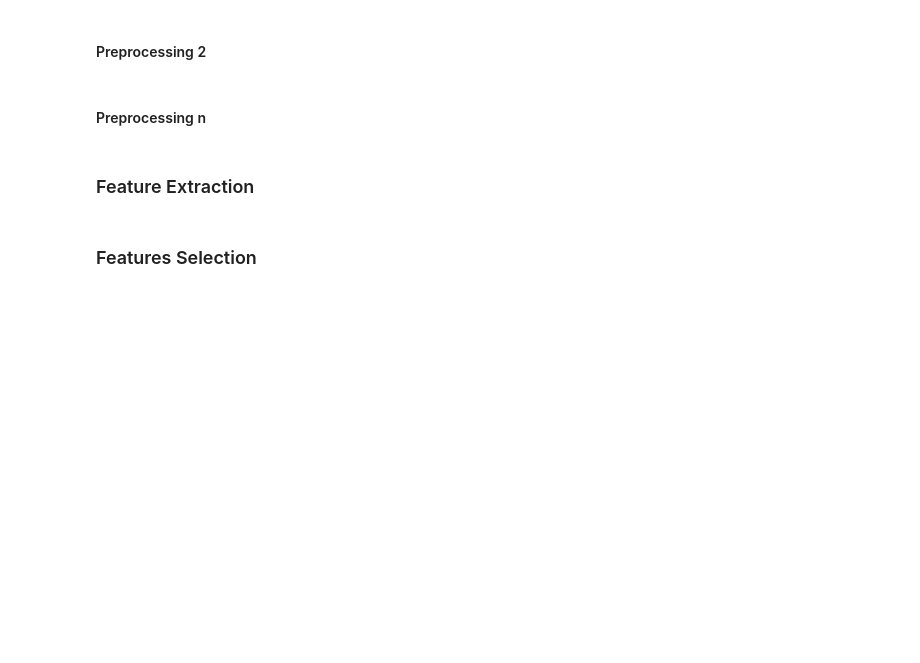
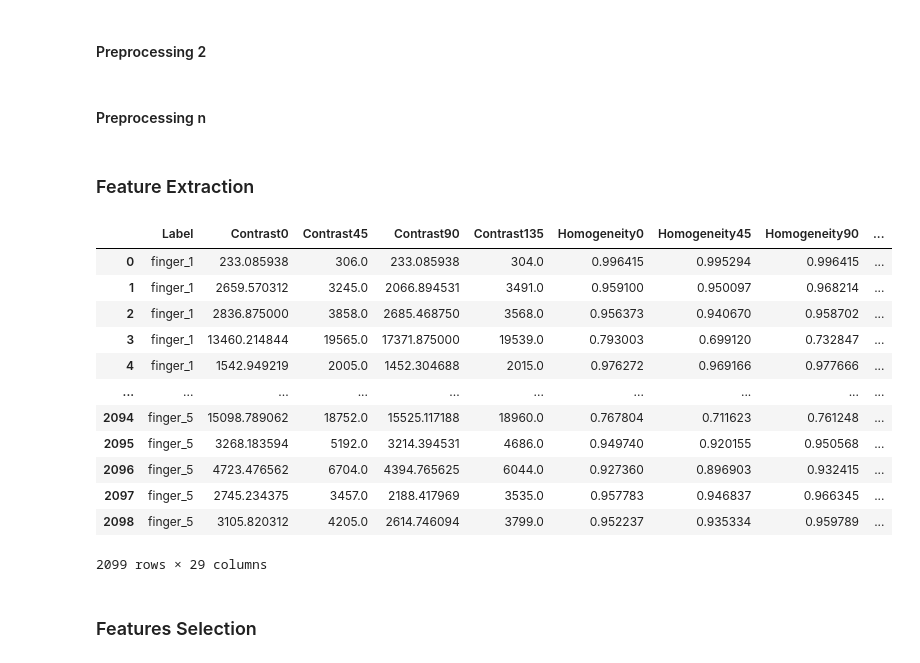
Before and after one commit to Digital-Image-Processing-2024/modul-6-jurnal-muhammaddzaki123, a Jupyter notebook: percobaan_n.ipynb, the cells around one changed output. Cells and saved outputs as stored; diff of their text form; code cells hidden in the pictures; blank space fills up the shorter version.

```diff
--- a/percobaan_n.ipynb
+++ b/percobaan_n.ipynb
@@ -45,2 +386,20 @@ for folder in folders:
+# %%
+hasilEkstrak = pd.read_csv('hasil_ekstraksi.csv')
+hasilEkstrak = hasilEkstrak.drop(columns=['Filename'])
+hasilEkstrak
+# %% [output]
+|  | Label | Contrast0 | Contrast45 | Contrast90 | Contrast135 | Homogeneity0 | Homogeneity45 | Homogeneity90 | ... |
+| 0 | finger_1 | 233.085938 | 306.0 | 233.085938 | 304.0 | 0.996415 | 0.995294 | 0.996415 | ... |
+| 1 | finger_1 | 2659.570312 | 3245.0 | 2066.894531 | 3491.0 | 0.959100 | 0.950097 | 0.968214 | ... |
+| 2 | finger_1 | 2836.875000 | 3858.0 | 2685.468750 | 3568.0 | 0.956373 | 0.940670 | 0.958702 | ... |
+| 3 | finger_1 | 13460.214844 | 19565.0 | 17371.875000 | 19539.0 | 0.793003 | 0.699120 | 0.732847 | ... |
+| 4 | finger_1 | 1542.949219 | 2005.0 | 1452.304688 | 2015.0 | 0.976272 | 0.969166 | 0.977666 | ... |
+| ... | ... | ... | ... | ... | ... | ... | ... | ... | ... |
+| 2094 | finger_5 | 15098.789062 | 18752.0 | 15525.117188 | 18960.0 | 0.767804 | 0.711623 | 0.761248 | ... |
+| 2095 | finger_5 | 3268.183594 | 5192.0 | 3214.394531 | 4686.0 | 0.949740 | 0.920155 | 0.950568 | ... |
+| 2096 | finger_5 | 4723.476562 | 6704.0 | 4394.765625 | 6044.0 | 0.927360 | 0.896903 | 0.932415 | ... |
+| 2097 | finger_5 | 2745.234375 | 3457.0 | 2188.417969 | 3535.0 | 0.957783 | 0.946837 | 0.966345 | ... |
+| 2098 | finger_5 | 3105.820312 | 4205.0 | 2614.746094 | 3799.0 | 0.952237 | 0.935334 | 0.959789 | ... |
+2099 rows × 29 columns
 # %% [markdown]
 ### Features Selection
```
Also changed, not shown: parts of 37 cells of this notebook, 6 other files.
